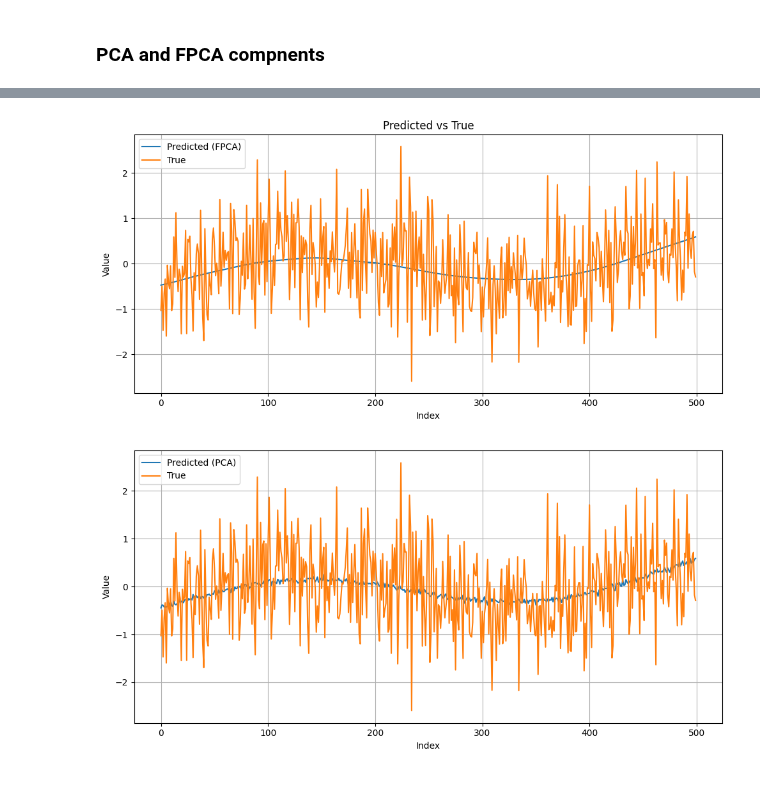
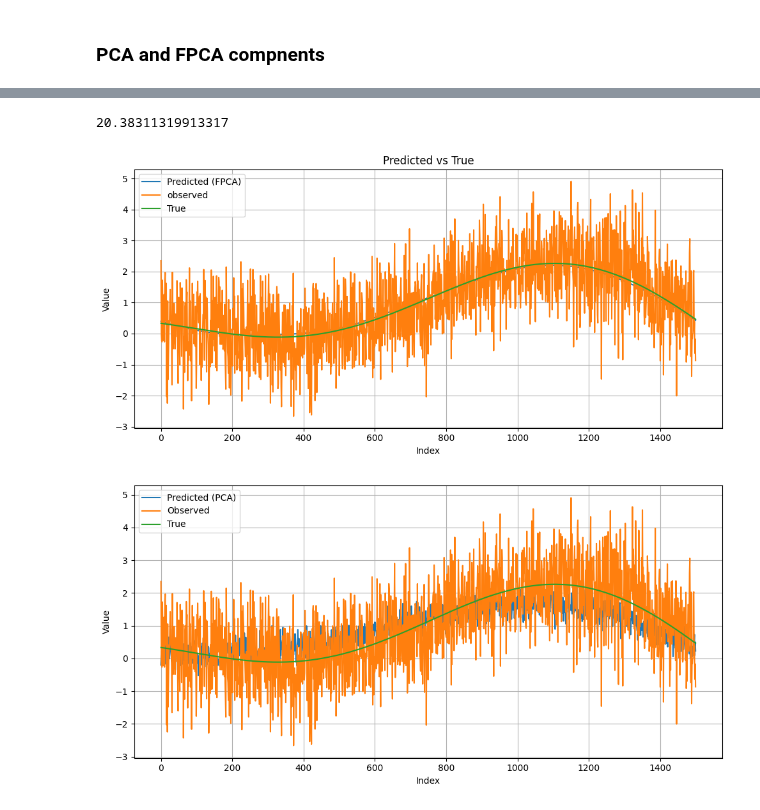
Before and after one commit to q8e4/Forecasting-Hourly-Energy-Consumption-using-ARH-1-, a Jupyter notebook: FPCAdifference_regression.ipynb, the cells around one changed output, grey strips where cells are left out. Drawn from its saved outputs; the diff is of its cells as text; code cells hidden in the pictures.

Commit message:
difference between fpca / pca

```diff
--- a/FPCAdifference_regression.ipynb
+++ b/FPCAdifference_regression.ipynb
@@ -101,10 +101,12 @@ plt.show()
 # %%
-train_fd = X_fd[:-100]
-y_train = y_fd[:-100]
+sep = int(n * 0.2)
 
-test_fd = X_fd[-100:]
-y_test = y_fd[-100:]
-y_true_test = y_true[-100:]
+train_fd = X_fd[:-sep]
+y_train = y_fd[:-sep]
+
+test_fd = X_fd[-sep:]
+y_test = y_fd[-sep:]
+y_true_test = y_true[-sep:]
 # %%
 (y_true_test - y_test.data_matrix.squeeze()).sum()
 # %% [output]
@@ -112,25 +114,17 @@ y_true_test = y_true[-100:]
 # %% [markdown]
 ### PCA and FPCA compnents
 # %%
-def fit_fpca(train_fd, n_components=4, basis_type='bspline', n_basis=20, order=4, smooth=True):
+def fit_fpca(train_fd, n_components=4, n_basis=20, order=9):
 
-    basis = None
-    if basis_type == 'bspline':
-        basis = BSplineBasis(domain_range=train_fd.domain_range, n_basis=n_basis, order=order)
-    elif basis_type == 'fourier':
-        basis = FourierBasis(domain_range=train_fd.domain_range, n_basis=n_basis)
+    basis = BSplineBasis(n_basis=12)
+    smoother = BasisSmoother(basis)
+    fd_smooth = smoother.fit_transform(train_fd)
 
-    if smooth and basis is not None:
-        smoother = BasisSmoother(basis)
-        train_fd = smoother.fit_transform(train_fd)
-
-    fpca = FPCA(n_components=n_components, components_basis=basis)
-    fpca.fit(train_fd)
-
-    scores = fpca.transform(train_fd)
+    fpca = FPCA(n_components=n_components)
+    fpca.fit(fd_smooth)
+    scores = fpca.transform(fd_smooth)
 
     return fpca, scores
-
 
 def fit_pca(train_fd, n_components=4):
 
@@ -239,34 +234,39 @@ FPCA test metrics
+# %%
+(fpca_scores - y_fpca_scores).sum()
+# %% [output]
+20.38311319913317
 # %%
 y_test_vector = y_test.data_matrix.squeeze()
 
 i = 9
 
 plt.figure(figsize=(10, 5))
 plt.plot(y_preds_fpca.data_matrix.squeeze()[i,:], label='Predicted (FPCA)')
-#plt.plot(y_test_vector[i,:], label='observed')
-plt.plot(y_test_vector[i,:], label='True')
+plt.plot(y_test_vector[i,:], label='observed')
+plt.plot(y_true_test[i,:], label='True')
 
 
 plt.title("Predicted vs True")
 plt.xlabel("Index")
 plt.ylabel("Value")
 plt.legend()
 plt.grid(True)
 plt.tight_layout()
 plt.show()
 
 plt.figure(figsize=(10, 5))
 plt.plot(y_preds_pca[i,:], label='Predicted (PCA)')
-#plt.plot(y_test_vector[i,:], label='Observed')
-plt.plot(y_test_vector[i,:], label='True')
+plt.plot(y_test_vector[i,:], label='Observed')
+plt.plot(y_true_test[i,:], label='True')
+
 
 
 plt.xlabel("Index")
 plt.ylabel("Value")
 plt.legend()
 plt.grid(True)
 plt.tight_layout()
 plt.show()
 # %% [output]
-[figure, old version]
+[figure, new version]
-[figure, old version]
+[figure, new version]
```
Also changed, not shown: parts of 9 cells of this notebook.
